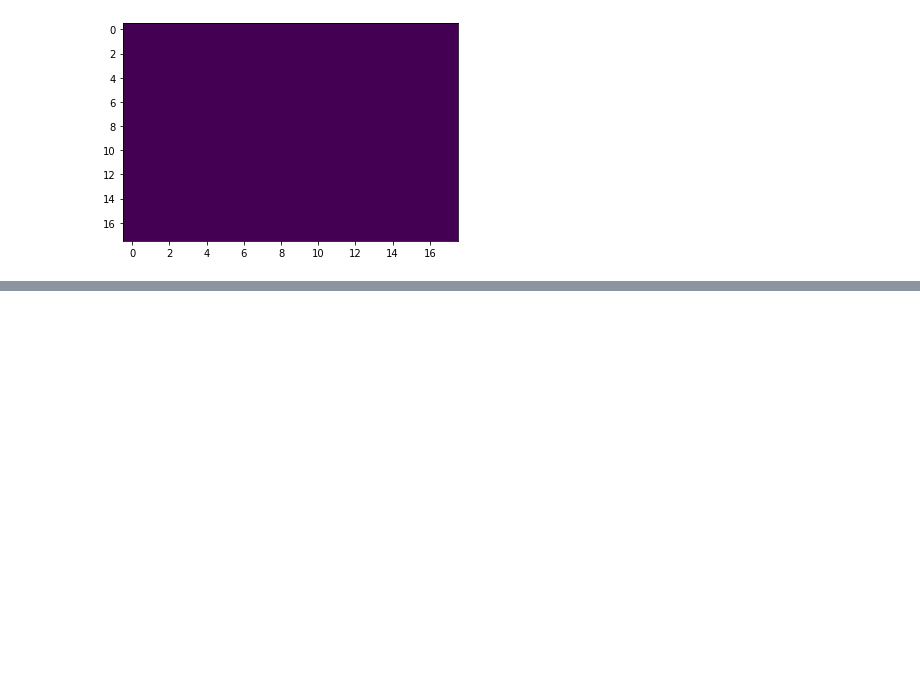
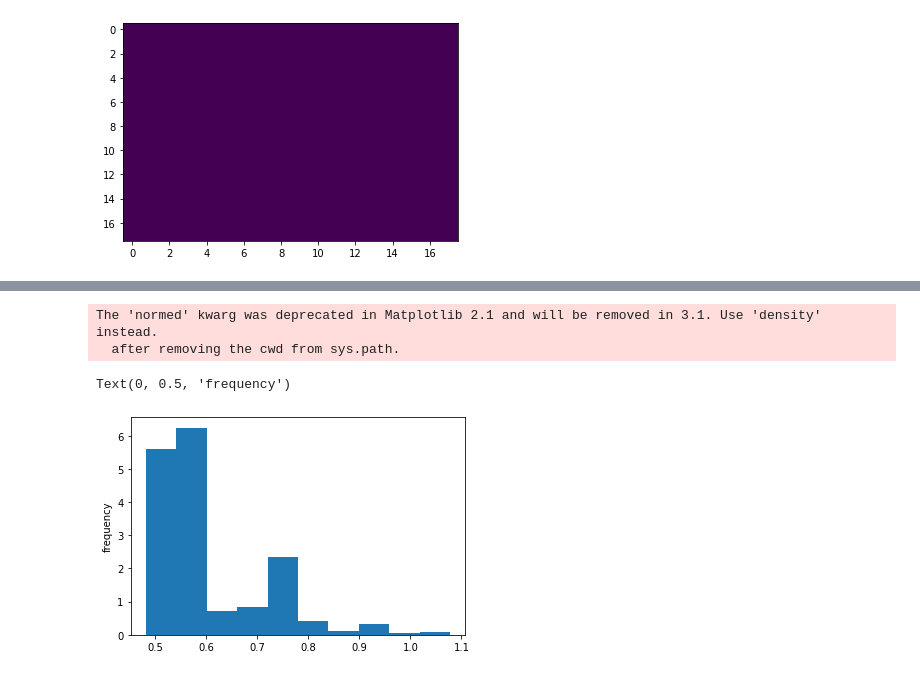
Before and after one commit to SamuelStentz/Graph-Convolutional-Neural-Network, a Jupyter notebook: GraphGeneration/Test Graph Generation.ipynb, the cells around one changed output, grey strips where cells are left out. Cells and saved outputs as stored; diff of their text form; code cells hidden in the pictures; blank space fills up the shorter version.

Commit message:
checking generation

```diff
--- a/GraphGeneration/Test Graph Generation.ipynb
+++ b/GraphGeneration/Test Graph Generation.ipynb
@@ -200,3 +200,7 @@ with open("blosum.txt", "w") as fh:
         fh.write(el)
 
 df = pd.read_csv("blosum.txt", sep = " ", index_col = 0)
+# %%
+pose_ls = []
+for pose in poses_from_silent("../../AAAA__C.ASHL"):
+    pose_ls.append(pose)
@@ -202,0 +210,7 @@ df = pd.read_csv("blosum.txt", sep = " ", index_col = 0)
+# %%
+from pyrosetta import *; init('-mute core')
+from pyrosetta.rosetta.core.simple_metrics.metrics import RMSDMetric
+from pyrosetta.rosetta.core.select.residue_selector import ChainSelector
+
+ref_pose=pose_from_pdb(r"/mnt/c/Users/Owner/Documents/Code/Research_Scripts/PyRosetta/Graph-Convolutional-Neural-Network/GraphGeneration/CrystalStructures/HCV.pdb")
+rmm = RMSDMetric(ref_pose,ChainSelector('B'))
@@ -202,0 +226,15 @@ df = pd.read_csv("blosum.txt", sep = " ", index_col = 0)
+# %%
+rmsd_ls = []
+for pose in pose_ls:
+    rmsd_ls.append(rmm.calculate(pose))
+# %%
+import matplotlib.pyplot as plt
+import numpy as np
+%matplotlib inline
+plt.hist(rmsd_ls, normed=True, bins=10)
+plt.ylabel('frequency')
+# %% [output]
+The 'normed' kwarg was deprecated in Matplotlib 2.1 and will be removed in 3.1. Use 'density' instead.
+  after removing the cwd from sys.path.
+Text(0, 0.5, 'frequency')
+[figure, added]
```
Also changed, not shown: parts of 6 cells of this notebook, 1 other file.
